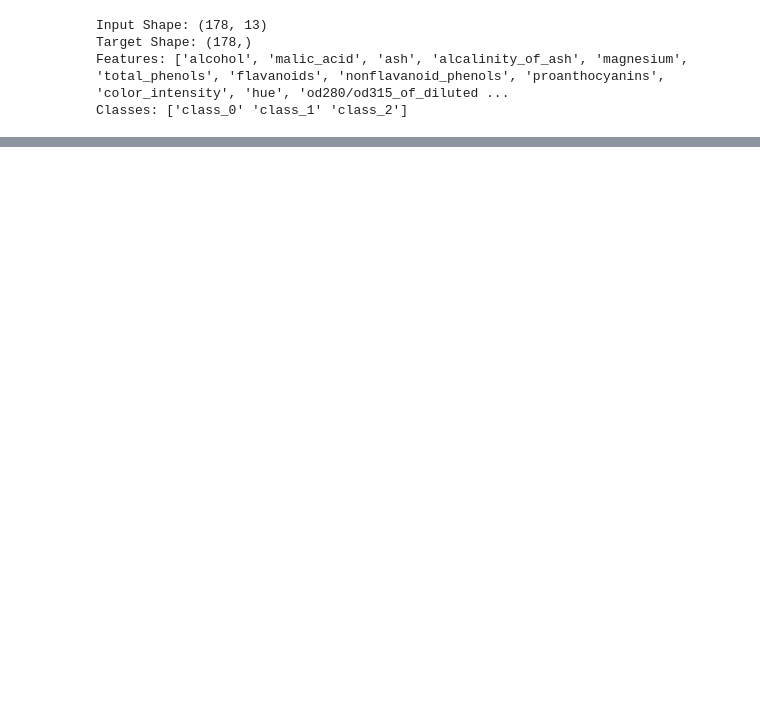
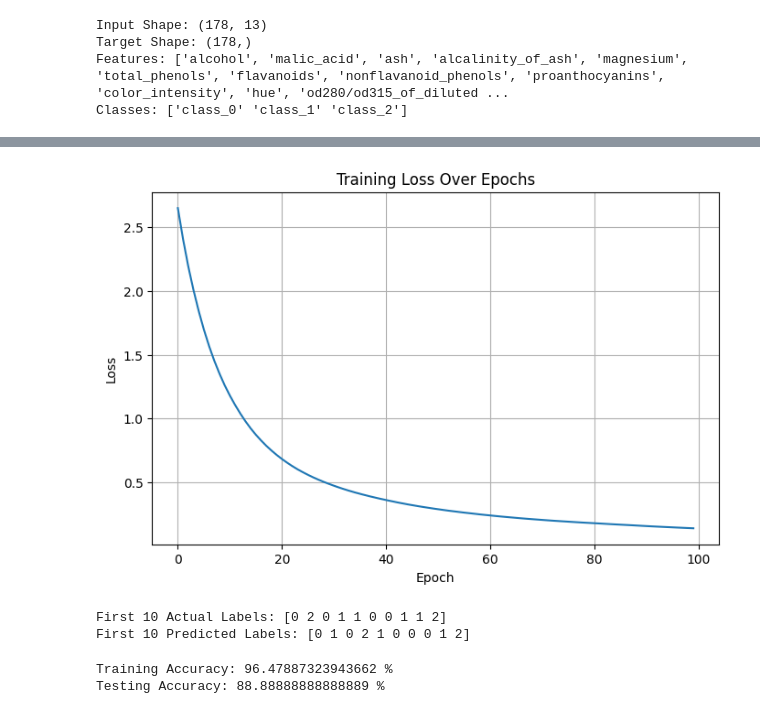
Before and after one commit to adukirdat/deep_learning, a Jupyter notebook: Implementation_of_Back_Propagation.ipynb, the cells around one changed output, grey strips where cells are left out. Cells and saved outputs as stored; diff of their text form; code cells hidden in the pictures; blank space fills up the shorter version.

```diff
--- a/Implementation_of_Back_Propagation.ipynb
+++ b/Implementation_of_Back_Propagation.ipynb
@@ -25,0 +164,30 @@ Classes: ['class_0' 'class_1' 'class_2']
+# %%
+def backward_propagation(X, y_true, z1, a1, z2, a2, W2):
+
+    m = X.shape[0]
+
+    # Output Layer Gradients
+    dz2 = (a2 - y_true) / m
+    dW2 = np.dot(a1.T, dz2)
+    db2 = np.sum(dz2, axis=0, keepdims=True)
+
+    # Hidden Layer Gradients
+    da1 = np.dot(dz2, W2.T)
+    dz1 = da1.copy()
+    dz1[z1 <= 0] = 0
+
+    dW1 = np.dot(X.T, dz1)
+    db1 = np.sum(dz1, axis=0, keepdims=True)
+
+    return dW1, db1, dW2, db2
+# %%
+def update_parameters(W1, b1, W2, b2,
+                      dW1, db1, dW2, db2, lr):
+
+    W1 -= lr * dW1
+    b1 -= lr * db1
+
+    W2 -= lr * dW2
+    b2 -= lr * db2
+
+    return W1, b1, W2, b2
@@ -25,0 +239,13 @@ Classes: ['class_0' 'class_1' 'class_2']
+# %%
+plt.figure(figsize=(8, 5))
+
+plt.plot(train_losses)
+
+plt.title("Training Loss Over Epochs")
+plt.xlabel("Epoch")
+plt.ylabel("Loss")
+
+plt.grid(True)
+plt.show()
+# %% [output]
+[figure, added]
@@ -25,0 +262,31 @@ Classes: ['class_0' 'class_1' 'class_2']
+# %%
+y_train_pred = predict(
+    X_train,
+    weights_input_hidden,
+    biases_hidden,
+    weights_hidden_output,
+    biases_output
+)
+
+y_test_pred = predict(
+    X_test,
+    weights_input_hidden,
+    biases_hidden,
+    weights_hidden_output,
+    biases_output
+)
+
+print("First 10 Actual Labels:", y_test[:10])
+print("First 10 Predicted Labels:", y_test_pred[:10])
+# %% [output]
+First 10 Actual Labels: [0 2 0 1 1 0 0 1 1 2]
+First 10 Predicted Labels: [0 1 0 2 1 0 0 0 1 2]
+# %%
+train_accuracy = np.mean(y_train_pred == y_train)
+test_accuracy = np.mean(y_test_pred == y_test)
+
+print("Training Accuracy:", train_accuracy * 100, "%")
+print("Testing Accuracy:", test_accuracy * 100, "%")
+# %% [output]
+Training Accuracy: 96.47887323943662 %
+Testing Accuracy: 88.88888888888889 %
```
Also changed, not shown: parts of 13 cells of this notebook.
